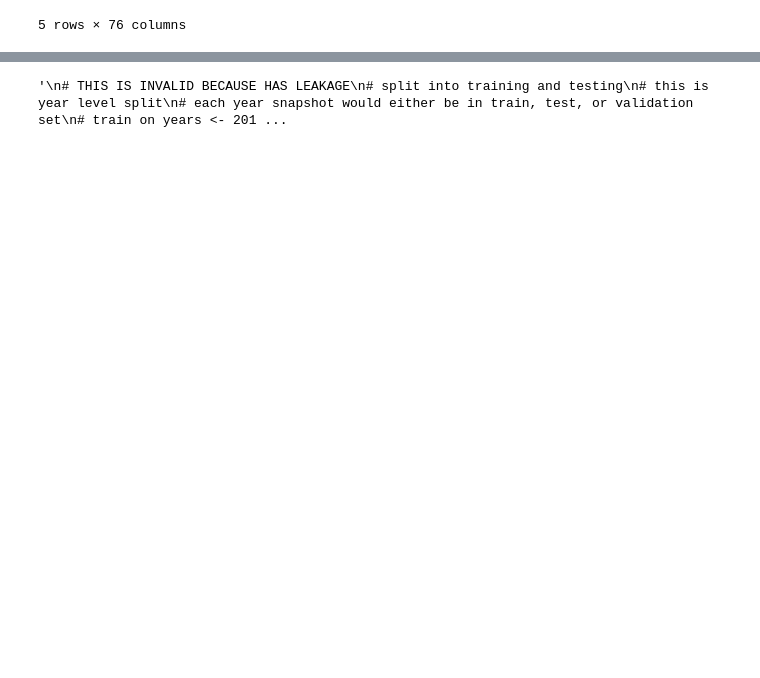
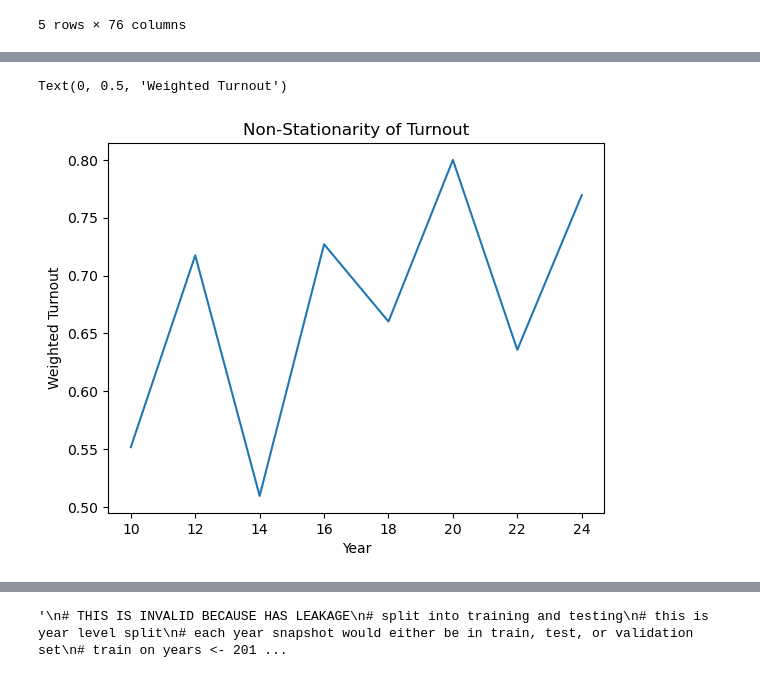
Before and after one commit to ecw70574/US-Census-Voting-and-Registration-DSCI-Capstone-Project, a Jupyter notebook: LSTM-pipeline-and-training.ipynb, the cells around one changed output, grey strips where cells are left out. Saved outputs shown, nothing was run; the diff lists cells and outputs as text; code cells hidden in the pictures; blank space fills up the shorter version.

```diff
--- a/LSTM-pipeline-and-training.ipynb
+++ b/LSTM-pipeline-and-training.ipynb
@@ -95,0 +91,7 @@ all_normalized = all_normalized.drop(columns=["weight"])
+# %%
+year_turnout = (
+    all_normalized
+    .groupby("year")
+    .apply(lambda g: (g["did_vote"] * g["weight"]).sum() / g["weight"].sum())
+    .reset_index(name="weighted_turnout")
+)
@@ -96,3 +110,12 @@ all_normalized = all_normalized.drop(columns=["weight"])
+# %%
+import matplotlib.pyplot as plt
+plt.plot(year_turnout["year"],year_turnout["weighted_turnout"])
+plt.title('Non-Stationarity of Turnout')
+plt.xlabel("Year")
+plt.ylabel("Weighted Turnout")
+# %% [output]
+Text(0, 0.5, 'Weighted Turnout')
+[figure, added]
 # %%
 all_normalized.describe()
 # %% [output]
```
Also changed, not shown: parts of 20 cells of this notebook, 1 other file.
